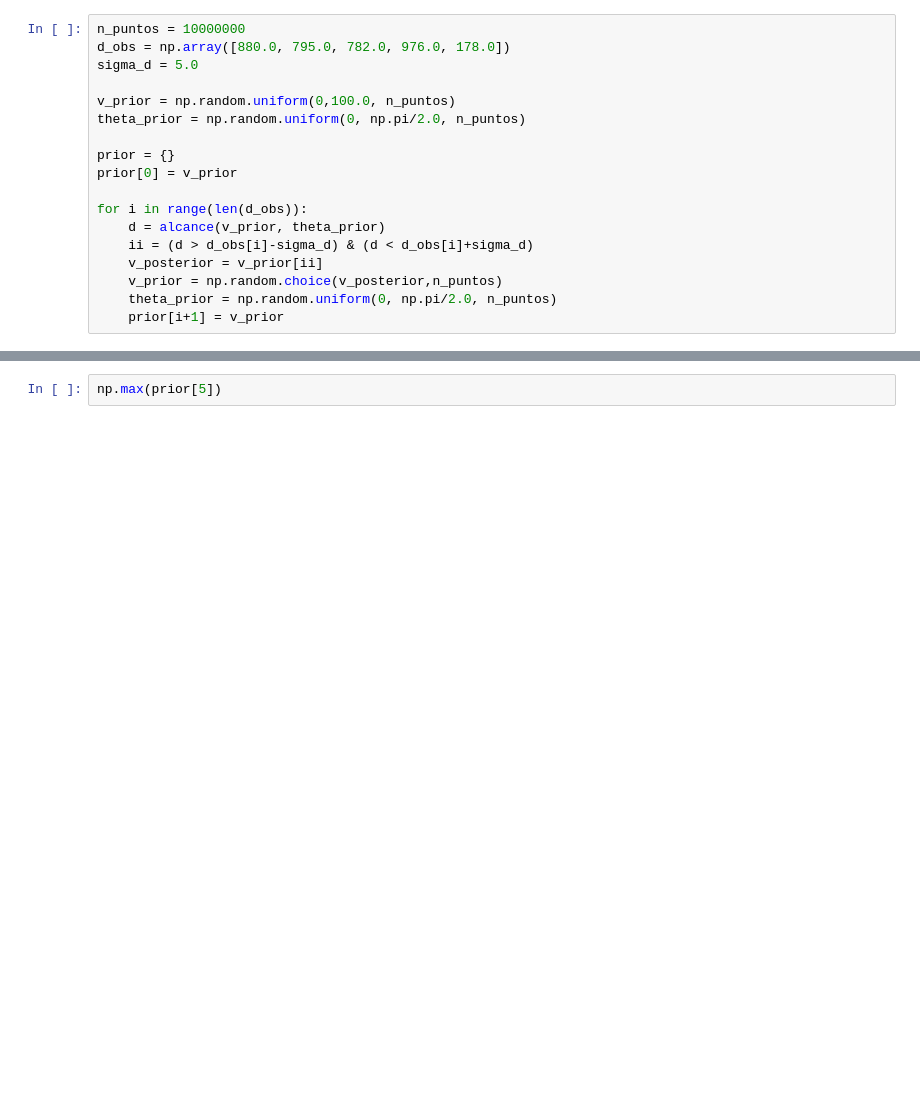
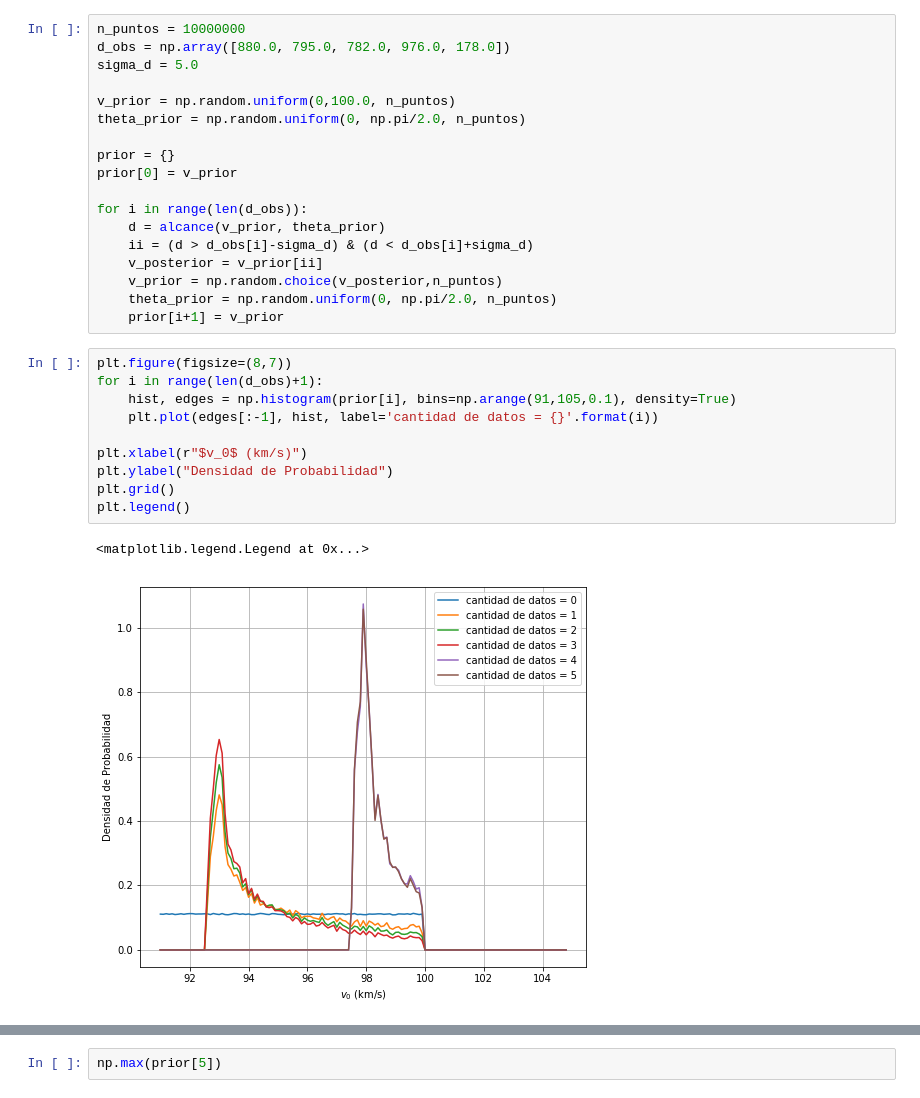
Before and after one commit to JoseMontanaC/Metodos_Computacionales, a Jupyter notebook: Repaso_Ejercicios/Ejercicio_8/Ejercicio_8.ipynb, the cells around one changed output, grey strips where cells are left out. Saved outputs shown, nothing was run; the diff lists cells and outputs as text; blank space fills up the shorter version.

```diff
--- a/Repaso_Ejercicios/Ejercicio_8/Ejercicio_8.ipynb
+++ b/Repaso_Ejercicios/Ejercicio_8/Ejercicio_8.ipynb
@@ -171,4 +171,17 @@ for i in range(len(d_obs)):
     v_prior = np.random.choice(v_posterior,n_puntos)
     theta_prior = np.random.uniform(0, np.pi/2.0, n_puntos)
     prior[i+1] = v_prior
+# %%
+plt.figure(figsize=(8,7))
+for i in range(len(d_obs)+1):
+    hist, edges = np.histogram(prior[i], bins=np.arange(91,105,0.1), density=True)
+    plt.plot(edges[:-1], hist, label='cantidad de datos = {}'.format(i))
+
+plt.xlabel(r"$v_0$ (km/s)")
+plt.ylabel("Densidad de Probabilidad")
+plt.grid()
+plt.legend()
+# %% [output]
+<matplotlib.legend.Legend at 0x...>
+[figure, added]
 # %%
```
Also changed, not shown: parts of 8 cells of this notebook.
